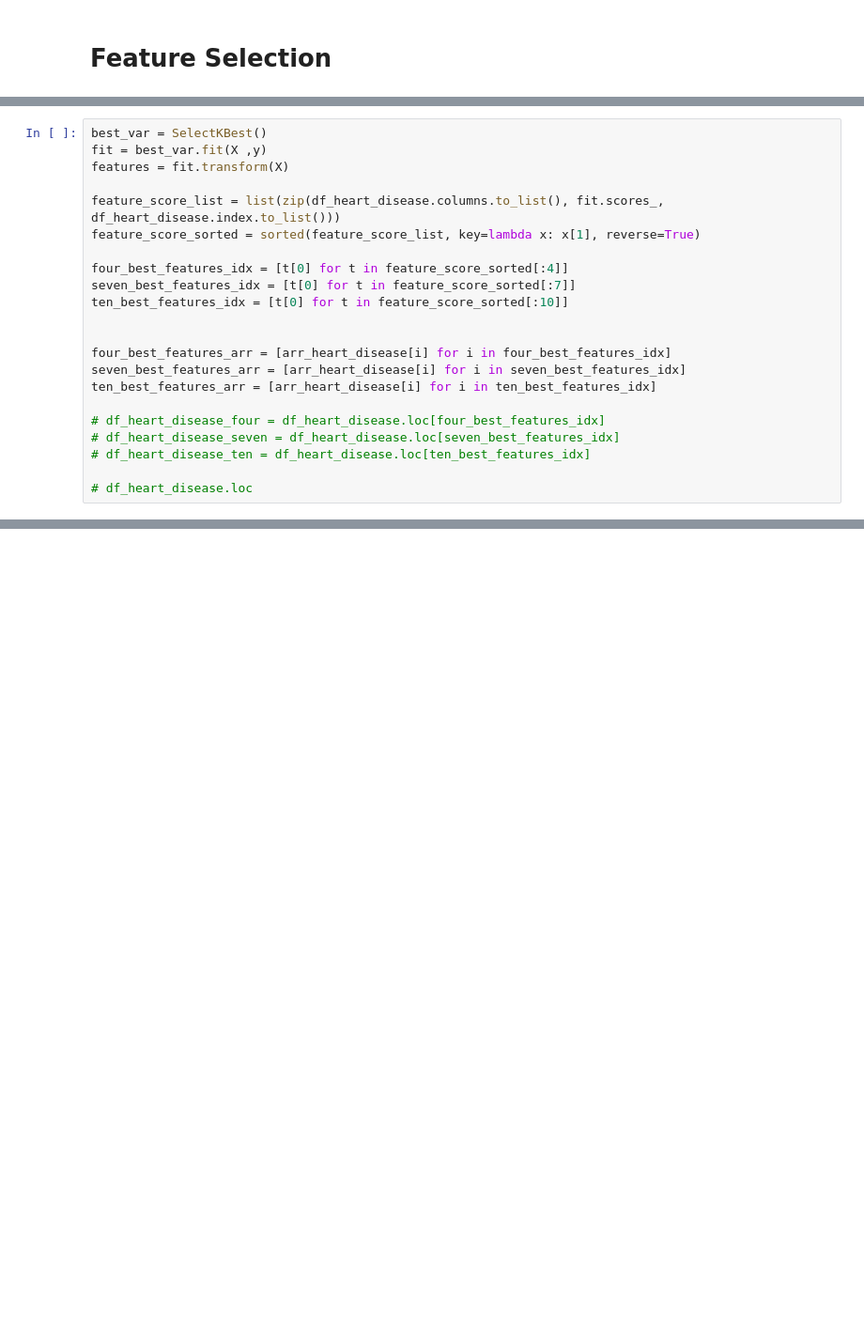
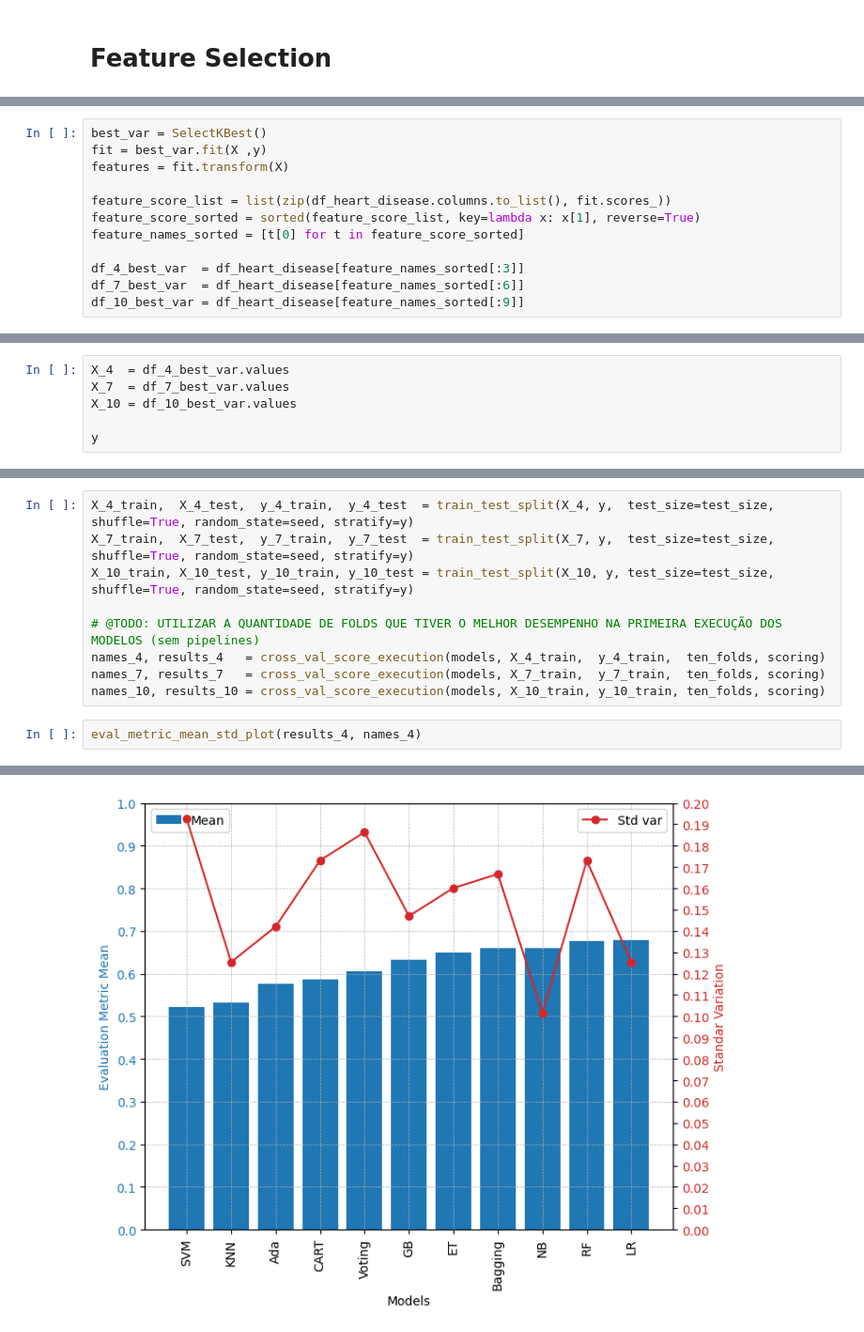
Before and after one commit to fangnes/pucrio_data_science_and_analytics, a Jupyter notebook: MVP_Machine_Learning_&_Analytics.ipynb, the cells around one changed output, grey strips where cells are left out. Shown at 94% size. Saved outputs shown, nothing was run; the diff lists cells and outputs as text; blank space fills up the shorter version.

```diff
--- a/MVP_Machine_Learning_&_Analytics.ipynb
+++ b/MVP_Machine_Learning_&_Analytics.ipynb
@@ -529,20 +535,10 @@ best_var = SelectKBest()
 fit = best_var.fit(X ,y)
 features = fit.transform(X)
 
-feature_score_list = list(zip(df_heart_disease.columns.to_list(), fit.scores_, df_heart_disease.index.to_list()))
+feature_score_list = list(zip(df_heart_disease.columns.to_list(), fit.scores_))
 feature_score_sorted = sorted(feature_score_list, key=lambda x: x[1], reverse=True)
+feature_names_sorted = [t[0] for t in feature_score_sorted]
 
-four_best_features_idx = [t[0] for t in feature_score_sorted[:4]]
-seven_best_features_idx = [t[0] for t in feature_score_sorted[:7]]
-ten_best_features_idx = [t[0] for t in feature_score_sorted[:10]]
-
-
-four_best_features_arr = [arr_heart_disease[i] for i in four_best_features_idx]
-seven_best_features_arr = [arr_heart_disease[i] for i in seven_best_features_idx]
-ten_best_features_arr = [arr_heart_disease[i] for i in ten_best_features_idx]
-
-# df_heart_disease_four = df_heart_disease.loc[four_best_features_idx]
-# df_heart_disease_seven = df_heart_disease.loc[seven_best_features_idx]
-# df_heart_disease_ten = df_heart_disease.loc[ten_best_features_idx]
-
-# df_heart_disease.loc
+df_4_best_var  = df_heart_disease[feature_names_sorted[:3]]
+df_7_best_var  = df_heart_disease[feature_names_sorted[:6]]
+df_10_best_var = df_heart_disease[feature_names_sorted[:9]]
@@ -654,0 +545,6 @@ feature_score_sorted
+# %%
+X_4  = df_4_best_var.values
+X_7  = df_7_best_var.values
+X_10 = df_10_best_var.values
+
+y
@@ -654,0 +570,12 @@ feature_score_sorted
+# %%
+X_4_train,  X_4_test,  y_4_train,  y_4_test  = train_test_split(X_4, y,  test_size=test_size, shuffle=True, random_state=seed, stratify=y)
+X_7_train,  X_7_test,  y_7_train,  y_7_test  = train_test_split(X_7, y,  test_size=test_size, shuffle=True, random_state=seed, stratify=y)
+X_10_train, X_10_test, y_10_train, y_10_test = train_test_split(X_10, y, test_size=test_size, shuffle=True, random_state=seed, stratify=y)
+
+# @TODO: UTILIZAR A QUANTIDADE DE FOLDS QUE TIVER O MELHOR DESEMPENHO NA PRIMEIRA EXECUÇÃO DOS MODELOS (sem pipelines)
+names_4, results_4   = cross_val_score_execution(models, X_4_train,  y_4_train,  ten_folds, scoring)
+names_7, results_7   = cross_val_score_execution(models, X_7_train,  y_7_train,  ten_folds, scoring)
+names_10, results_10 = cross_val_score_execution(models, X_10_train, y_10_train, ten_folds, scoring)
+# %%
+eval_metric_mean_std_plot(results_4, names_4)
+# %% [output]
@@ -654,0 +593 @@ feature_score_sorted
+[figure, added]
```
Also changed, not shown: parts of 18 cells of this notebook.
